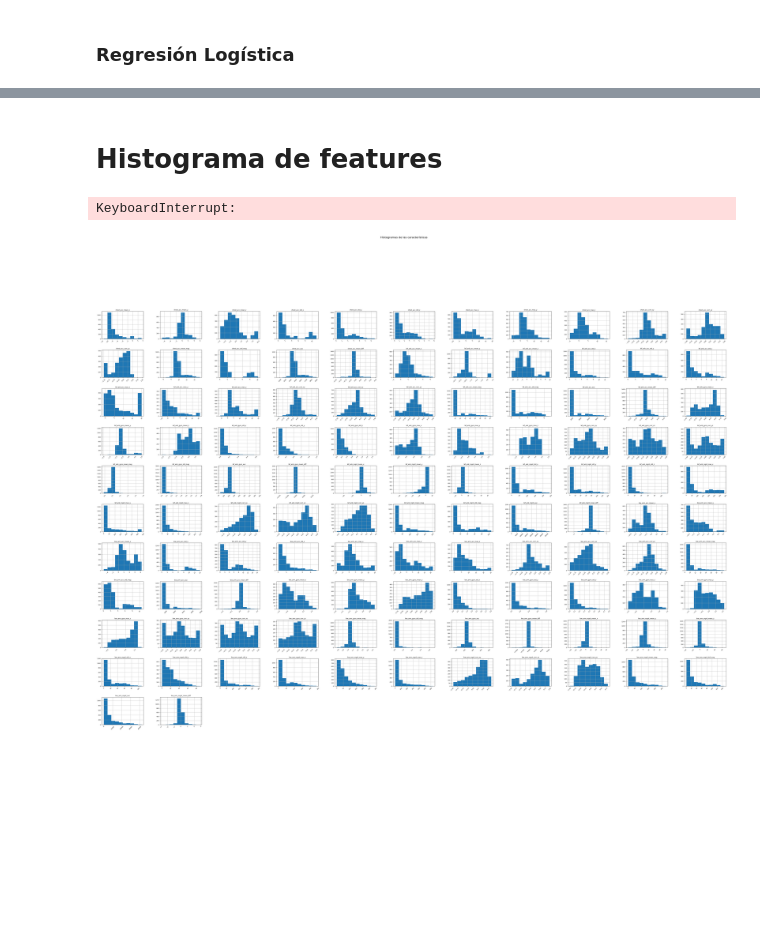
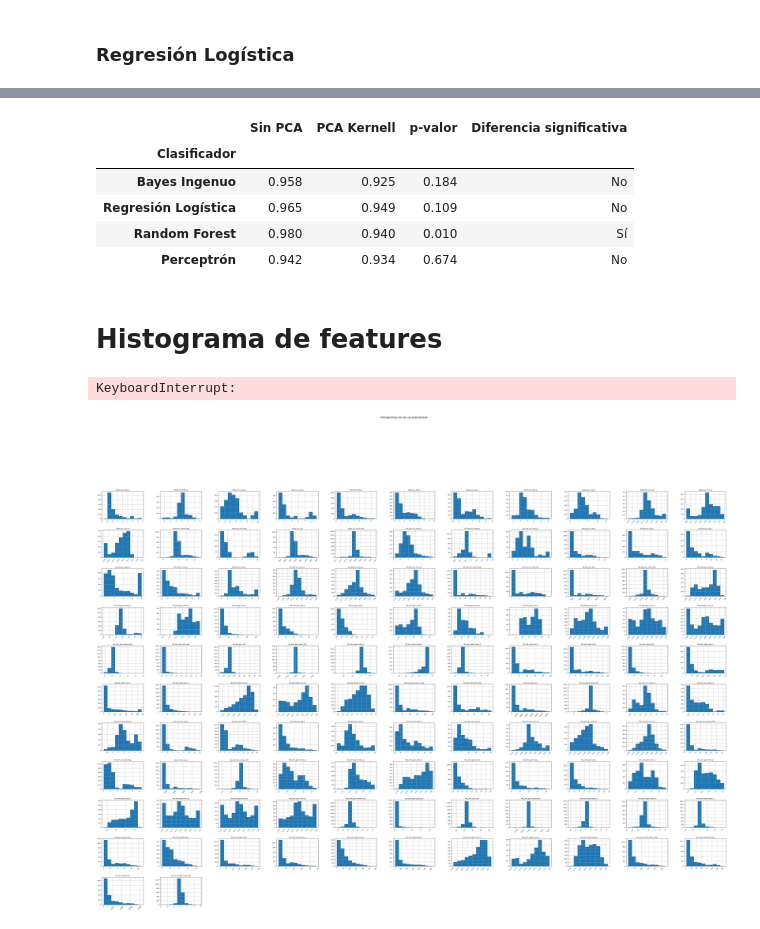
Before and after one commit to DanielRosadoRodriguez/HAR-Analysis, a Jupyter notebook: Dataset 1 - MHEALTH.ipynb, the cells around one changed output, grey strips where cells are left out. Drawn from its saved outputs; the diff is of its cells as text; code cells hidden in the pictures; blank space fills up the shorter version.

```diff
--- a/Dataset 1 - MHEALTH.ipynb
+++ b/Dataset 1 - MHEALTH.ipynb
@@ -1264,4 +1441,0 @@ Average score: 0.9485318733103313
-# %%
-from sklearn.ensemble import RandomForestClassifier
-rf = RandomForestClassifier()
-rf_pca_results = pipelinear_with_pca(rf, X, y_encoded)
@@ -1276,6 +1442,6 @@ Average score: 0.9398106615622795
 # %%
 from sklearn.linear_model import Perceptron
 perceptron = Perceptron()
-percep_pca_results = pipelinear_with_pca(perceptron, X, y_encoded)
+percep_pca_kernell_results = pipelinear_with_kernel_pca(perceptron, X, y, n_components=62)
 # %% [output]
 Original feature count: 112
@@ -1343,3 +1495,35 @@ NameError: name 'nb_results' is not defined
+# %%
+from scipy.stats import ttest_rel
+alpha=0.05
+results = []
+classifiers = [
+    ("Bayes Ingenuo", nb_results, nb_pca_results),
+    ("Regresión Logística", lr_results, lr_pca_results),
+    ("Random Forest", rf_results, rf_pca_results),
+    ("Perceptrón", percep_results, percep_pca_results)
+]
+
+for name, without, with_pca_kernel in classifiers:
+    t_stat, p_val = ttest_rel(without, with_pca_kernel)
+    significance = "Sí" if p_val < alpha else "No"
+    results.append({
+        "Clasificador": name,
+        "Sin PCA": np.mean(without),
+        "PCA Kernell": np.mean(with_pca_kernel),
+        "p-valor": p_val,
+        "Diferencia significativa": significance
+    })
+
+df = pd.DataFrame(results)
+df.set_index("Clasificador", inplace=True)
+df
+# %% [output]
+|  | Sin PCA | PCA Kernell | p-valor | Diferencia significativa |
+| Clasificador |  |  |  |  |
+| Bayes Ingenuo | 0.958 | 0.925 | 0.184 | No |
+| Regresión Logística | 0.965 | 0.949 | 0.109 | No |
+| Random Forest | 0.980 | 0.940 | 0.010 | Sí |
+| Perceptrón | 0.942 | 0.934 | 0.674 | No |
 # %% [markdown]
 # Histograma de features
 # %%
```
Also changed, not shown: parts of 49 cells of this notebook.
